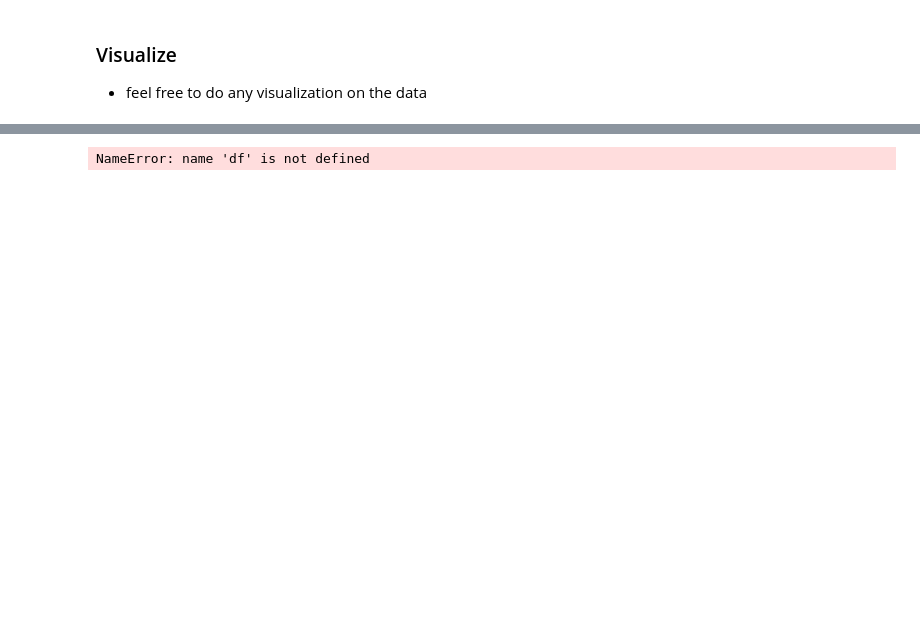
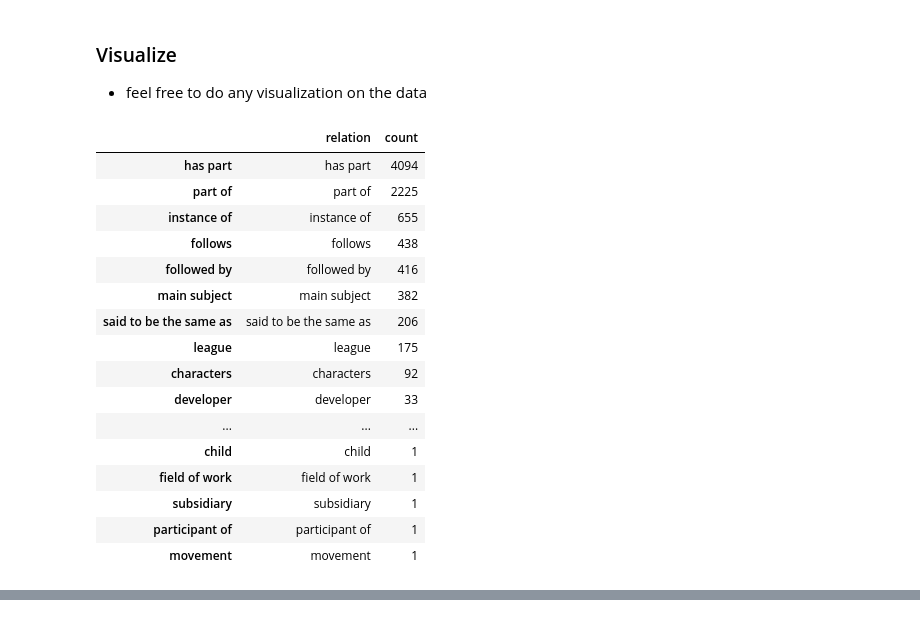
Before and after one commit to panas89/coronaBreakSuck2020, a Jupyter notebook: notebooks/main_kch_relation_extraction.ipynb, the cells around one changed output, grey strips where cells are left out. Cells and saved outputs as stored; diff of their text form; code cells hidden in the pictures; blank space fills up the shorter version.

```diff
--- a/notebooks/main_kch_relation_extraction.ipynb
+++ b/notebooks/main_kch_relation_extraction.ipynb
@@ -198,4 +207,27 @@ Name: relation, dtype: int64
 # %% [markdown]
 ### Visualize
 - feel free to do any visualization on the data
+# %%
+df_tmp = df_new['relation'].value_counts().to_frame()
+df_tmp['count'] = df_tmp['relation']
+df_tmp['relation'] = df_tmp.index
+df_tmp
+# %% [output]
+|  | relation | count |
+| has part | has part | 4094 |
+| part of | part of | 2225 |
+| instance of | instance of | 655 |
+| follows | follows | 438 |
+| followed by | followed by | 416 |
+| main subject | main subject | 382 |
+| said to be the same as | said to be the same as | 206 |
+| league | league | 175 |
+| characters | characters | 92 |
+| developer | developer | 33 |
+| ... | ... | ... |
+| child | child | 1 |
+| field of work | field of work | 1 |
+| subsidiary | subsidiary | 1 |
+| participant of | participant of | 1 |
+| movement | movement | 1 |
 # %%
@@ -206,7 +238,3 @@ chart = alt.Chart(df_new).mark_bar().encode(
 chart
 # %% [output]
 [interactive output not drawn]
-# %%
-df['relations'].tolist()
-# %% [output]
-NameError: name 'df' is not defined
```
Also changed, not shown: parts of 7 cells of this notebook.
